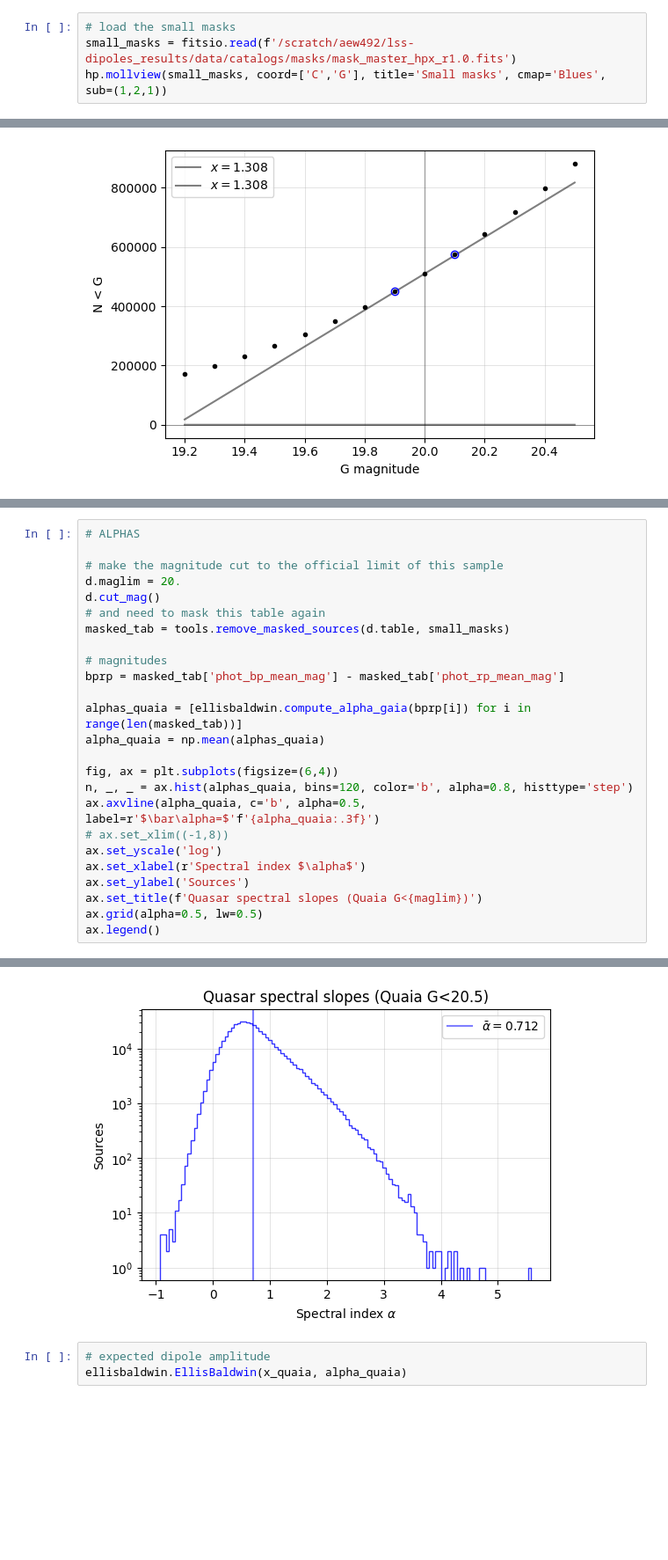
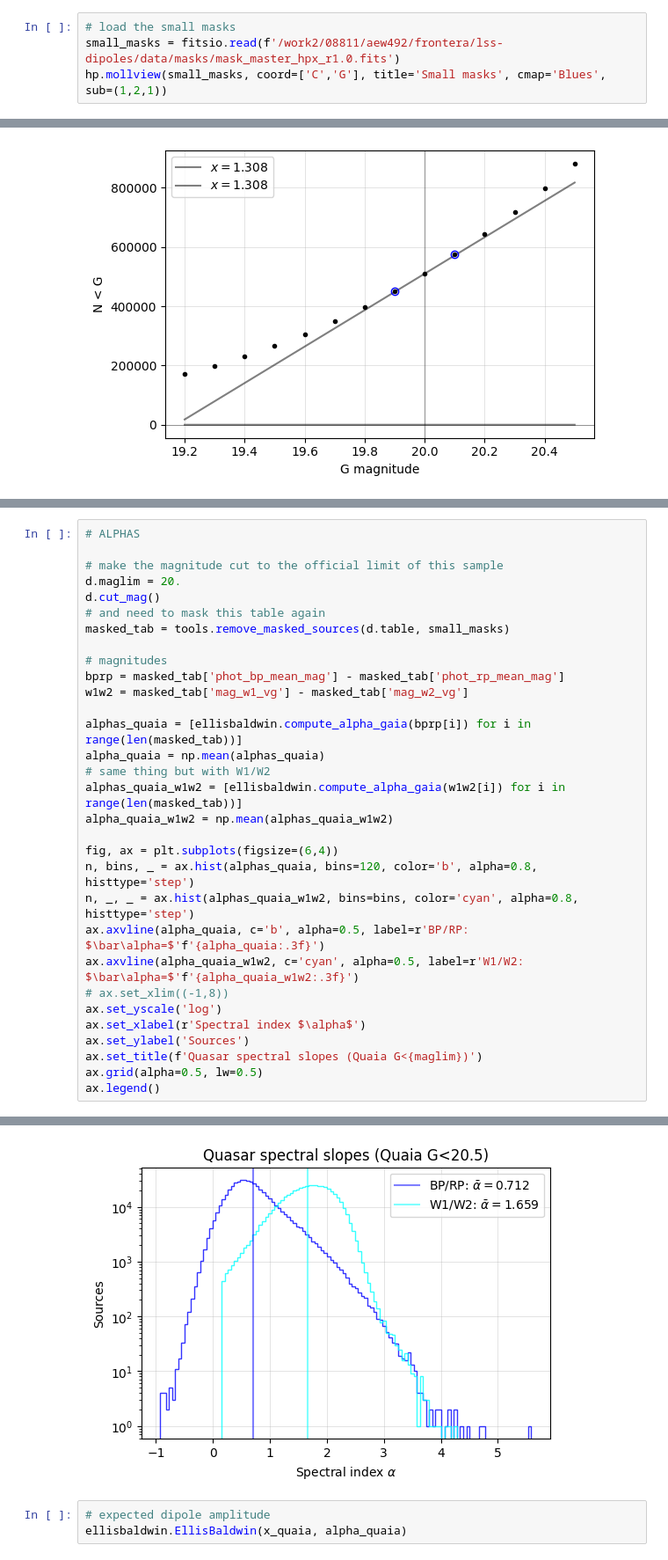
Before and after one commit to abbyw24/lss-dipoles, a Jupyter notebook: notebooks/EB_approximation.ipynb, the cells around one changed output, grey strips where cells are left out. Shown at 88% size. Drawn from its saved outputs; the diff is of its cells as text; blank space fills up the shorter version.

```diff
--- a/notebooks/EB_approximation.ipynb
+++ b/notebooks/EB_approximation.ipynb
@@ -42,7 +42,7 @@ cut G > 20.5 -> 1295502 sources left.
 cut |b| <= 30 -> 917566 sources left.
 # %%
 # load the small masks
-small_masks = fitsio.read(f'/scratch/aew492/lss-dipoles_results/data/catalogs/masks/mask_master_hpx_r1.0.fits')
+small_masks = fitsio.read(f'/work2/08811/aew492/frontera/lss-dipoles/data/masks/mask_master_hpx_r1.0.fits')
 hp.mollview(small_masks, coord=['C','G'], title='Small masks', cmap='Blues', sub=(1,2,1))
 # %% [output]
 [figure]
@@ -117,32 +138,38 @@ counts_quaia = counts
 # %%
 # ALPHAS
 
 # make the magnitude cut to the official limit of this sample
 d.maglim = 20.
 d.cut_mag()
 # and need to mask this table again
 masked_tab = tools.remove_masked_sources(d.table, small_masks)
 
 # magnitudes
 bprp = masked_tab['phot_bp_mean_mag'] - masked_tab['phot_rp_mean_mag']
+w1w2 = masked_tab['mag_w1_vg'] - masked_tab['mag_w2_vg']
 
 alphas_quaia = [ellisbaldwin.compute_alpha_gaia(bprp[i]) for i in range(len(masked_tab))]
 alpha_quaia = np.mean(alphas_quaia)
+# same thing but with W1/W2
+alphas_quaia_w1w2 = [ellisbaldwin.compute_alpha_gaia(w1w2[i]) for i in range(len(masked_tab))]
+alpha_quaia_w1w2 = np.mean(alphas_quaia_w1w2)
 
 fig, ax = plt.subplots(figsize=(6,4))
-n, _, _ = ax.hist(alphas_quaia, bins=120, color='b', alpha=0.8, histtype='step')
-ax.axvline(alpha_quaia, c='b', alpha=0.5, label=r'$\bar\alpha=$'f'{alpha_quaia:.3f}')
+n, bins, _ = ax.hist(alphas_quaia, bins=120, color='b', alpha=0.8, histtype='step')
+n, _, _ = ax.hist(alphas_quaia_w1w2, bins=bins, color='cyan', alpha=0.8, histtype='step')
+ax.axvline(alpha_quaia, c='b', alpha=0.5, label=r'BP/RP: $\bar\alpha=$'f'{alpha_quaia:.3f}')
+ax.axvline(alpha_quaia_w1w2, c='cyan', alpha=0.5, label=r'W1/W2: $\bar\alpha=$'f'{alpha_quaia_w1w2:.3f}')
 # ax.set_xlim((-1,8))
 ax.set_yscale('log')
 ax.set_xlabel(r'Spectral index $\alpha$')
 ax.set_ylabel('Sources')
 ax.set_title(f'Quasar spectral slopes (Quaia G<{maglim})')
 ax.grid(alpha=0.5, lw=0.5)
 ax.legend()
 # %% [output]
 cut G > 20.0 -> 530364 sources left.
 <matplotlib.legend.Legend at 0x...>
-[figure, old version]
+[figure, new version]
 # %%
 # expected dipole amplitude
 ellisbaldwin.EllisBaldwin(x_quaia, alpha_quaia)
```
Also changed, not shown: parts of 3 cells of this notebook, 2 other files.
